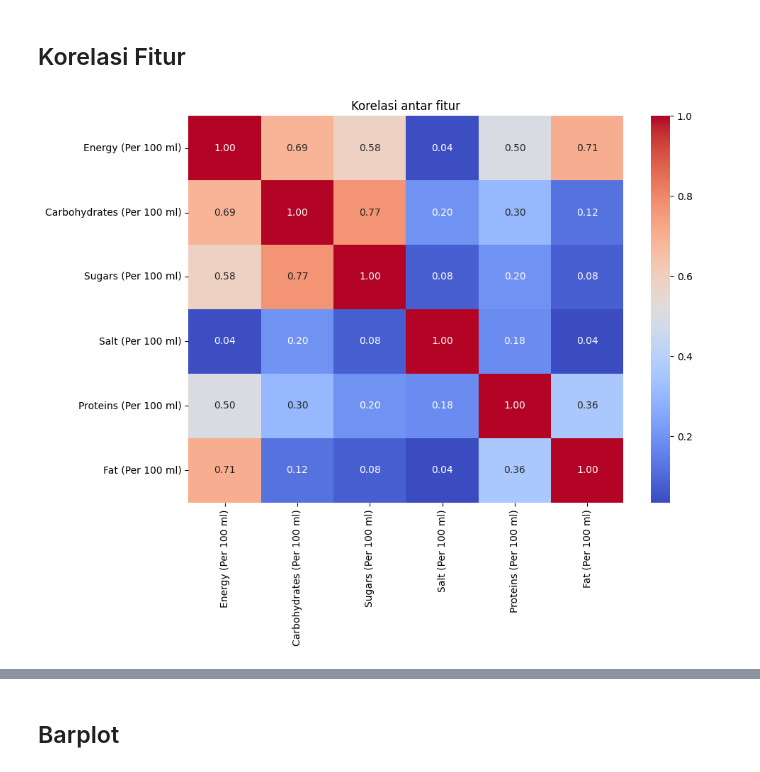
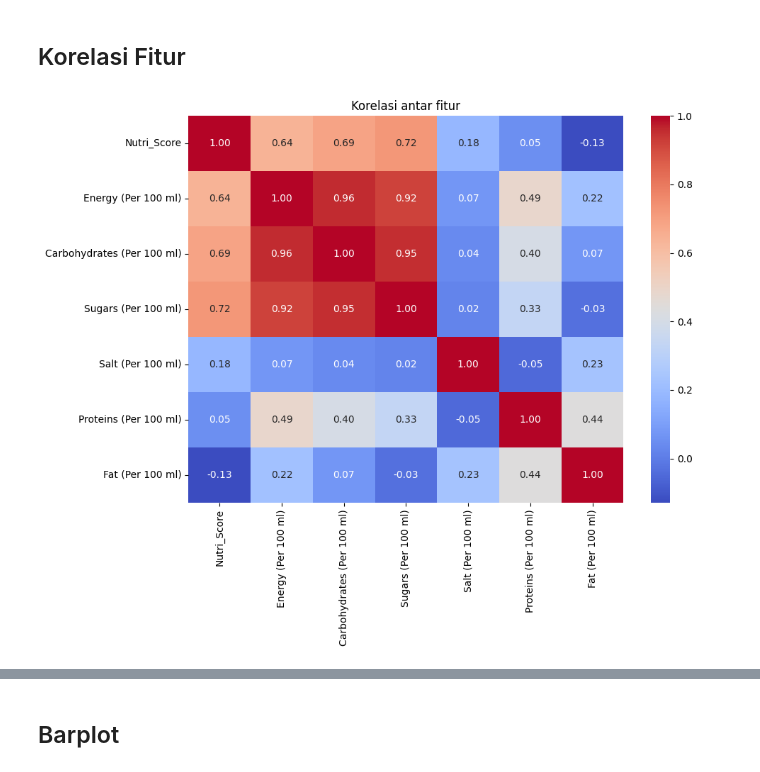
Before and after one commit to nabhylanr/ML-NutriScore, a Jupyter notebook: FP_ML.ipynb, the cells around one changed output, grey strips where cells are left out. Saved outputs shown, nothing was run; the diff lists cells and outputs as text; code cells hidden in the pictures.

Commit message:
handling outliers

```diff
--- a/FP_ML.ipynb
+++ b/FP_ML.ipynb
@@ -8,7 +8,7 @@ Pengumpulan data berdasarkan scraping dari situs Open Food Facts
 # %%
 import pandas as pd
 
-url = "https://raw.githubusercontent.com/nabhylanr/Klasifikasi-NutriGrade/main/minuman.csv"
+url = "https://raw.githubusercontent.com/nabhylanr/ML-NutriScore/main/minuman.csv"
 df = pd.read_csv(url)
 
 df.head()
@@ -332,0 +311,37 @@ Jumlah akhir data: 798
+# %%
+def remove_outliers_iqr(df, columns):
+    for col in columns:
+        Q1 = df[col].quantile(0.25)
+        Q3 = df[col].quantile(0.75)
+        IQR = Q3 - Q1
+        lower = Q1 - 1.5 * IQR
+        upper = Q3 + 1.5 * IQR
+        df = df[(df[col] >= lower) & (df[col] <= upper)]
+    return df
+
+columns_to_check = df1.select_dtypes(include=['float64', 'int64']).columns.tolist()
+
+df1 = remove_outliers_iqr(df1, columns_to_check)
+
+def plot_box(df_to_plot):
+    columns_to_plot = df_to_plot.select_dtypes(include=['float64', 'int64']).columns.tolist()
+
+    n_rows = (len(columns_to_plot) + 2) // 3
+    n_cols = 3
+
+    fig, axes = plt.subplots(n_rows, n_cols, figsize=(15, n_rows * 5))
+
+    axes = axes.flatten()
+
+    for i, column in enumerate(columns_to_plot):
+        ax = axes[i]
+        boxplot = df_to_plot.boxplot(column=[column], ax=ax)
+        ax.set_title(column)
+
+    for i in range(len(columns_to_plot), n_rows * n_cols):
+        fig.delaxes(axes[i])
+
+    plt.tight_layout()
+    plt.show()
+
+plot_box(df1)
@@ -362,16 +379,18 @@ Korelasi Fitur
 # %%
 import seaborn as sns
 import matplotlib.pyplot as plt
+
+numeric_cols = df1.select_dtypes(include=['float64', 'int64']).columns.tolist()
 
 corr_matrix = df1[numeric_cols].corr()
 
 plt.figure(figsize=(10, 8))
 sns.heatmap(corr_matrix, annot=True, cmap='coolwarm', fmt=".2f")
 plt.title("Korelasi antar fitur")
 plt.tight_layout()
 plt.show()
 # %% [output]
-[figure, old version]
+[figure, new version]
 # %%
 drop_cols = ['Sugars (Per 100 ml)', 'Fat (Per 100 ml)']
 df1.drop(columns=drop_cols, inplace=True)
```
Also changed, not shown: parts of 15 cells of this notebook, 1 other file.
